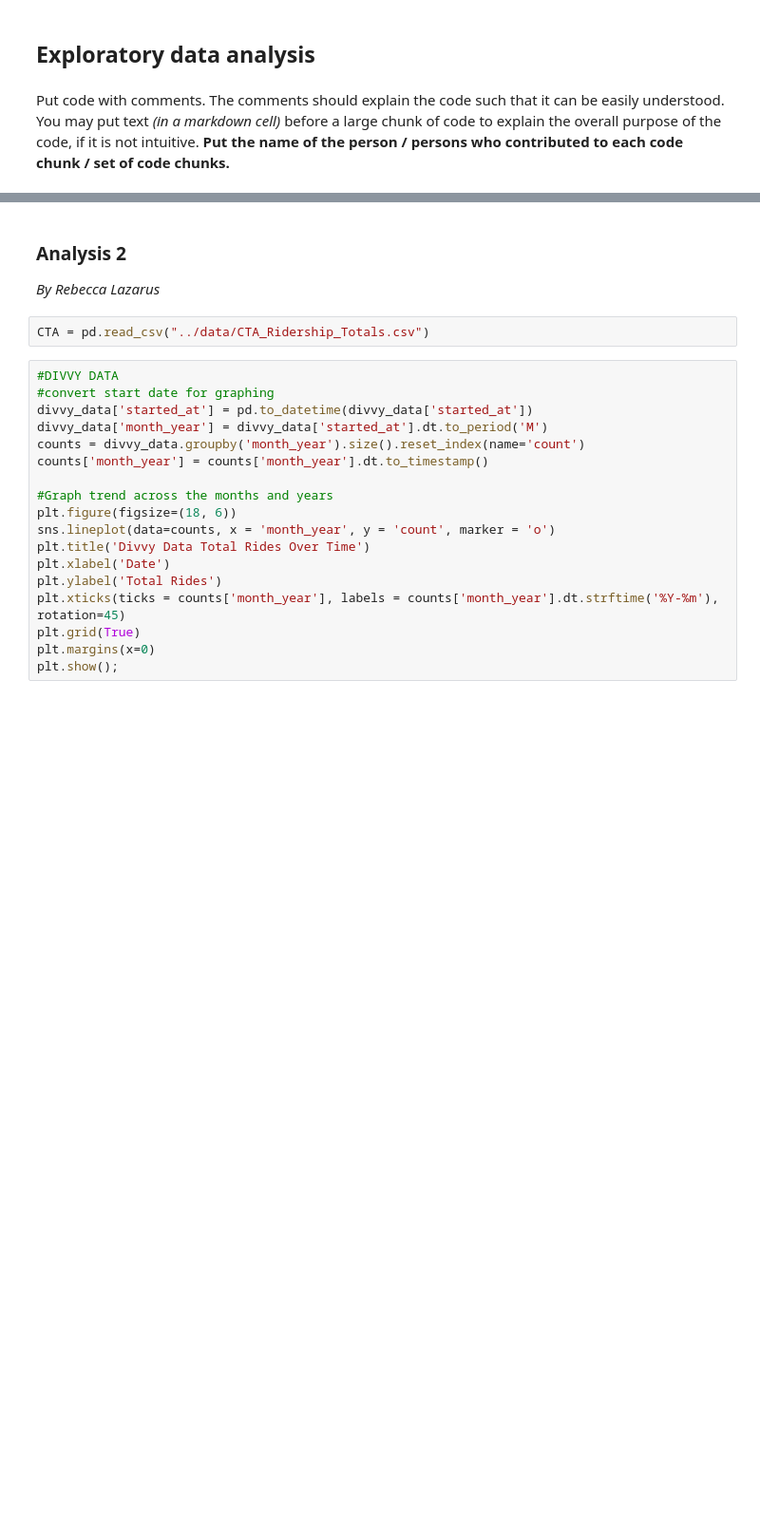
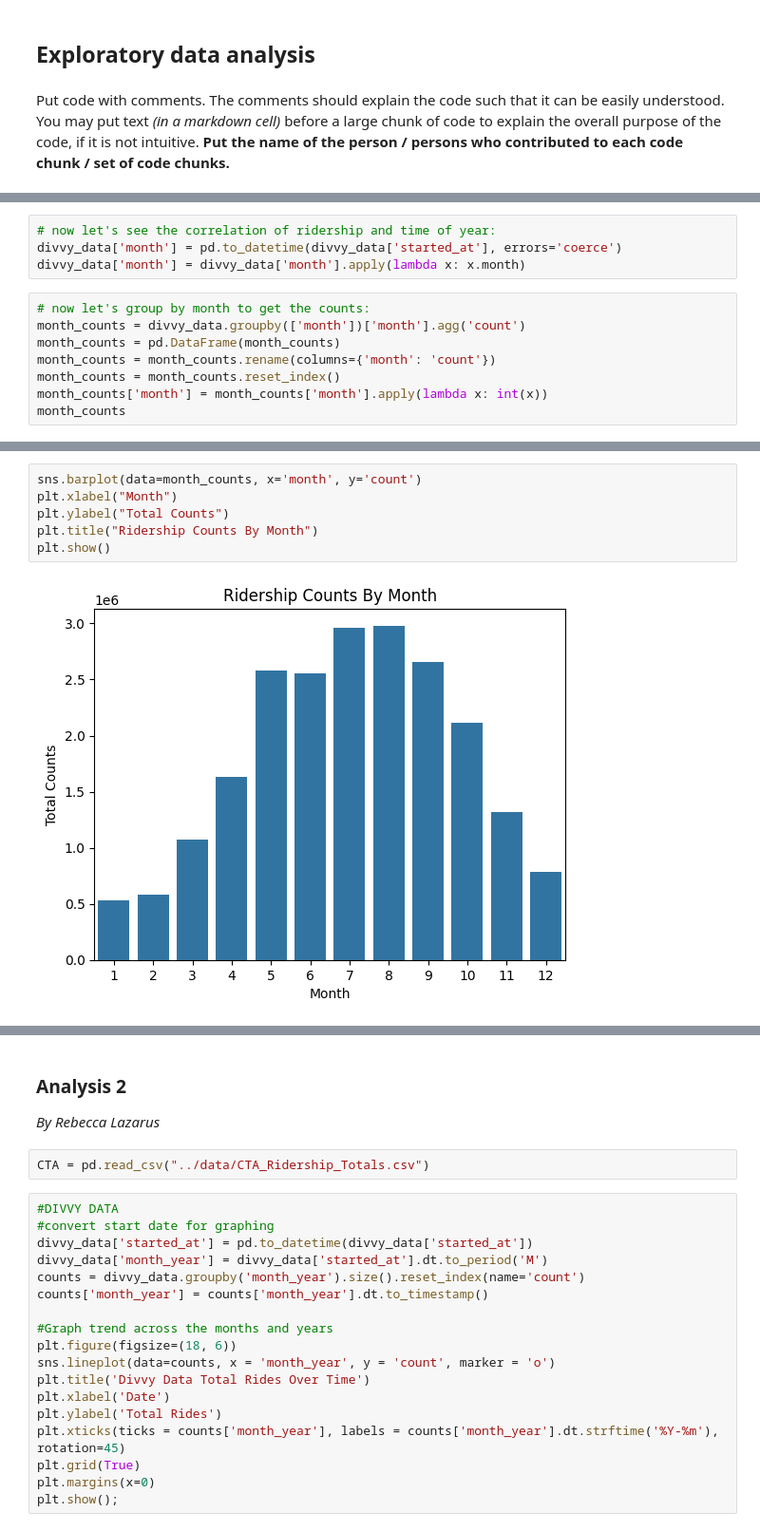
Before and after one commit to JonasGoldberg18/STAT303_Final_Project, a Jupyter notebook: Project Code Template.ipynb, the cells around one changed output, grey strips where cells are left out. Shown at 95% size. Saved outputs shown, nothing was run; the diff lists cells and outputs as text; blank space fills up the shorter version.

```diff
--- a/Project Code Template.ipynb
+++ b/Project Code Template.ipynb
@@ -432,0 +461,12 @@ Put code with comments. The comments should explain the code such that it can be
+# %%
+# now let's see the correlation of ridership and time of year:
+divvy_data['month'] = pd.to_datetime(divvy_data['started_at'], errors='coerce')
+divvy_data['month'] = divvy_data['month'].apply(lambda x: x.month)
+# %%
+# now let's group by month to get the counts:
+month_counts = divvy_data.groupby(['month'])['month'].agg('count')
+month_counts = pd.DataFrame(month_counts)
+month_counts = month_counts.rename(columns={'month': 'count'})
+month_counts = month_counts.reset_index()
+month_counts['month'] = month_counts['month'].apply(lambda x: int(x))
+month_counts
@@ -432,0 +487,8 @@ Put code with comments. The comments should explain the code such that it can be
+# %%
+sns.barplot(data=month_counts, x='month', y='count')
+plt.xlabel("Month")
+plt.ylabel("Total Counts")
+plt.title("Ridership Counts By Month")
+plt.show()
+# %% [output]
+[figure, added]
```
Also changed, not shown: parts of 18 cells of this notebook.
